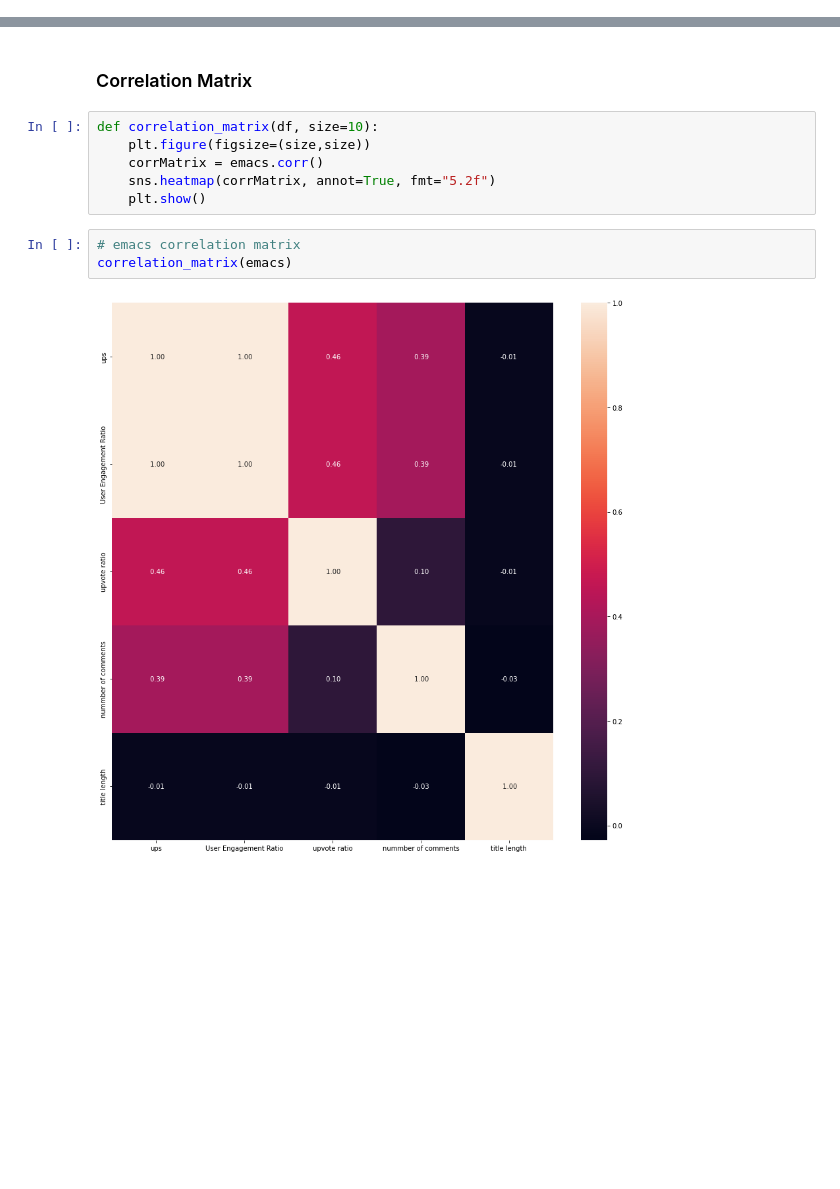
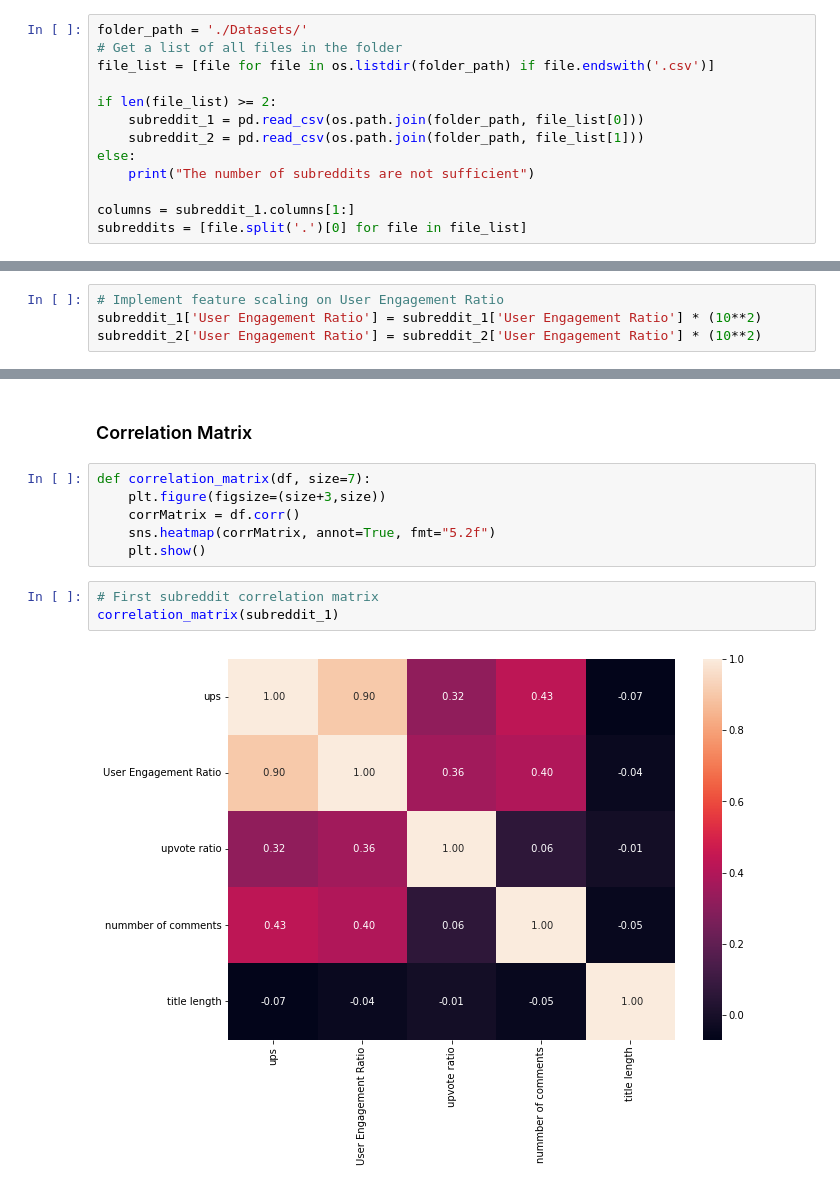
Before and after one commit to AmirH-Moosavi/Reddit-Scraper, a Jupyter notebook: Reddit_analyzer.ipynb, the cells around one changed output, grey strips where cells are left out. Drawn from its saved outputs; the diff is of its cells as text; blank space fills up the shorter version.

Commit message:
generalize the code for any desired subreddits.

```diff
--- a/Reddit_analyzer.ipynb
+++ b/Reddit_analyzer.ipynb
@@ -63,0 +25,13 @@ emacs
+# %%
+folder_path = './Datasets/'
+# Get a list of all files in the folder
+file_list = [file for file in os.listdir(folder_path) if file.endswith('.csv')]
+
+if len(file_list) >= 2:
+    subreddit_1 = pd.read_csv(os.path.join(folder_path, file_list[0]))
+    subreddit_2 = pd.read_csv(os.path.join(folder_path, file_list[1]))
+else:
+    print("The number of subreddits are not sufficient")
+
+columns = subreddit_1.columns[1:]
+subreddits = [file.split('.')[0] for file in file_list]
@@ -64 +70,5 @@ emacs
+# %%
+# Implement feature scaling on User Engagement Ratio
+subreddit_1['User Engagement Ratio'] = subreddit_1['User Engagement Ratio'] * (10**2)
+subreddit_2['User Engagement Ratio'] = subreddit_2['User Engagement Ratio'] * (10**2)
 # %% [markdown]
@@ -170,14 +239,14 @@ for col in emacs.columns[1:]:
 # %% [markdown]
 ### Correlation Matrix
 # %%
-def correlation_matrix(df, size=10):
-    plt.figure(figsize=(size,size))
-    corrMatrix = emacs.corr()
+def correlation_matrix(df, size=7):
+    plt.figure(figsize=(size+3,size))
+    corrMatrix = df.corr()
     sns.heatmap(corrMatrix, annot=True, fmt="5.2f")
     plt.show()
 # %%
-# emacs correlation matrix
-correlation_matrix(emacs)
+# First subreddit correlation matrix
+correlation_matrix(subreddit_1)
 # %% [output]
-[figure, old version]
+[figure, new version]
 # %%
```
Also changed, not shown: parts of 20 cells of this notebook.
